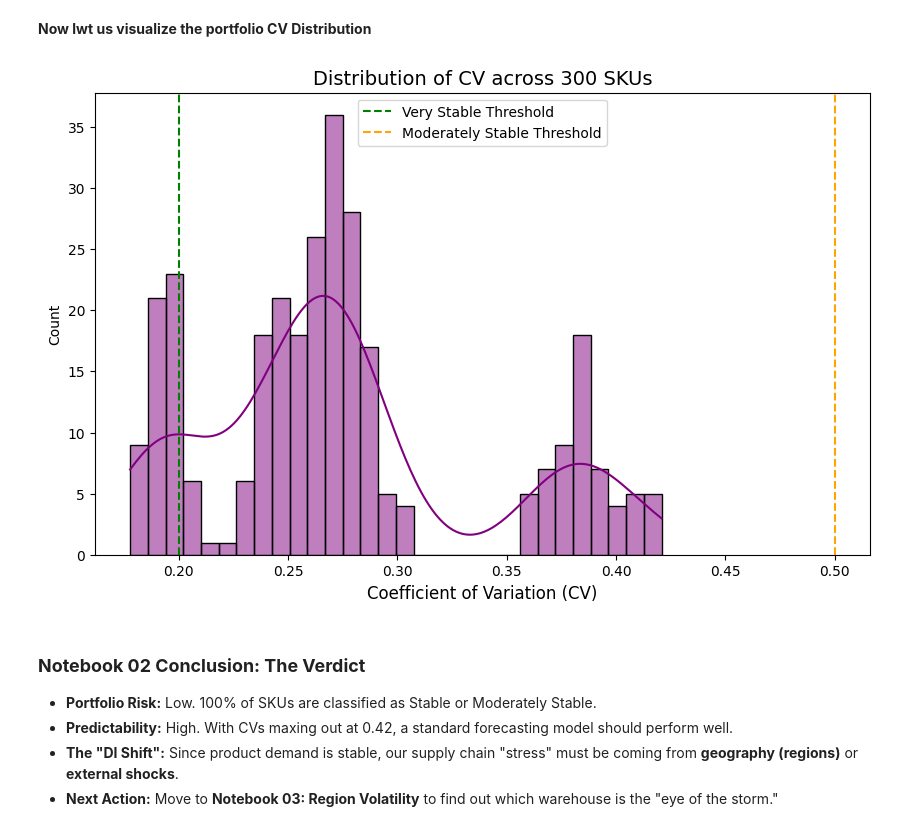
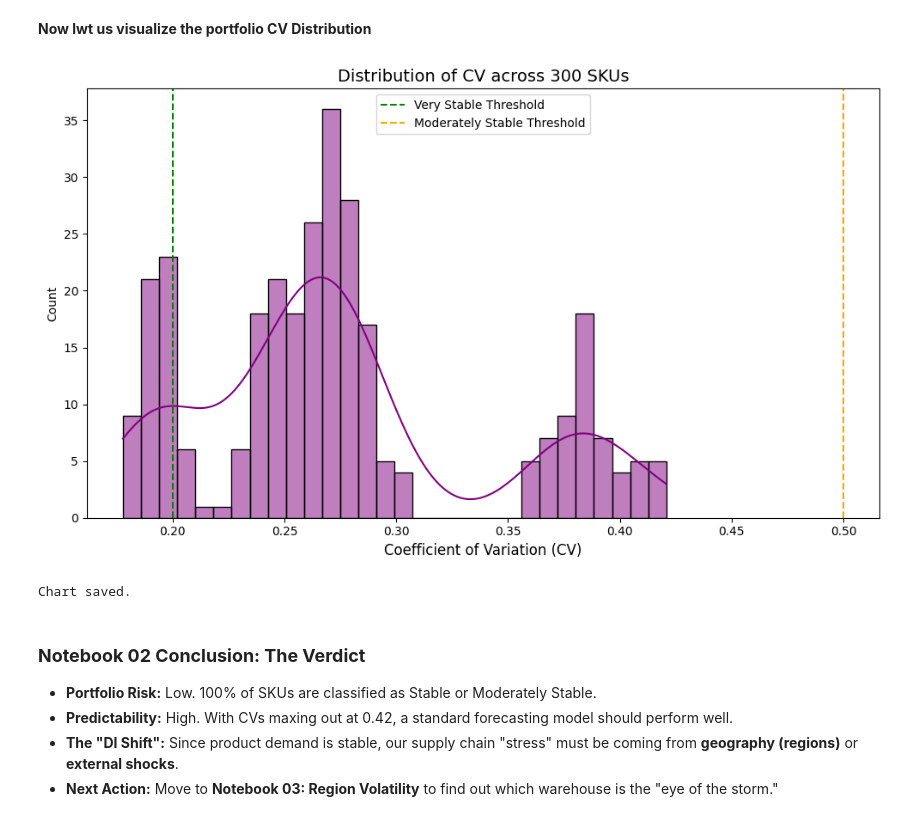
Before and after one commit to johnkirima/Supply-Chain-DI, a Jupyter notebook: notebooks/02_demand_volatility.ipynb, the cells around one changed output. Cells and saved outputs as stored; diff of their text form; code cells hidden in the pictures.

Commit message:
Add charts, updated notebooks, and polished README

```diff
--- a/notebooks/02_demand_volatility.ipynb
+++ b/notebooks/02_demand_volatility.ipynb
@@ -173,17 +156,21 @@ This makes them attractive candidates for aggressive inventory allocation
 # %%
 import matplotlib.pyplot as plt
 import seaborn as sns
 
 plt.figure(figsize=(10, 6))
 sns.histplot(sku_cv['cv'], bins=30, kde=True, color='purple')
 plt.axvline(0.2, color='green', linestyle='--', label='Very Stable Threshold')
 plt.axvline(0.5, color='orange', linestyle='--', label='Moderately Stable Threshold')
 plt.title('Distribution of CV across 300 SKUs', fontsize=14)
 plt.xlabel('Coefficient of Variation (CV)', fontsize=12)
 plt.legend()
+plt.tight_layout()
+plt.savefig("../outputs/charts/02_sku_cv_distribution.png", dpi=300, bbox_inches="tight")
 plt.show()
+print("Chart saved.")
 # %% [output]
-[figure, old version]
+[figure, new version]
+Chart saved.
 # %% [markdown]
 ### **Notebook 02 Conclusion: The Verdict**
 * **Portfolio Risk:** Low. 100% of SKUs are classified as Stable or Moderately Stable.
```
Also changed, not shown: parts of 4 cells of this notebook, 11 other files.
